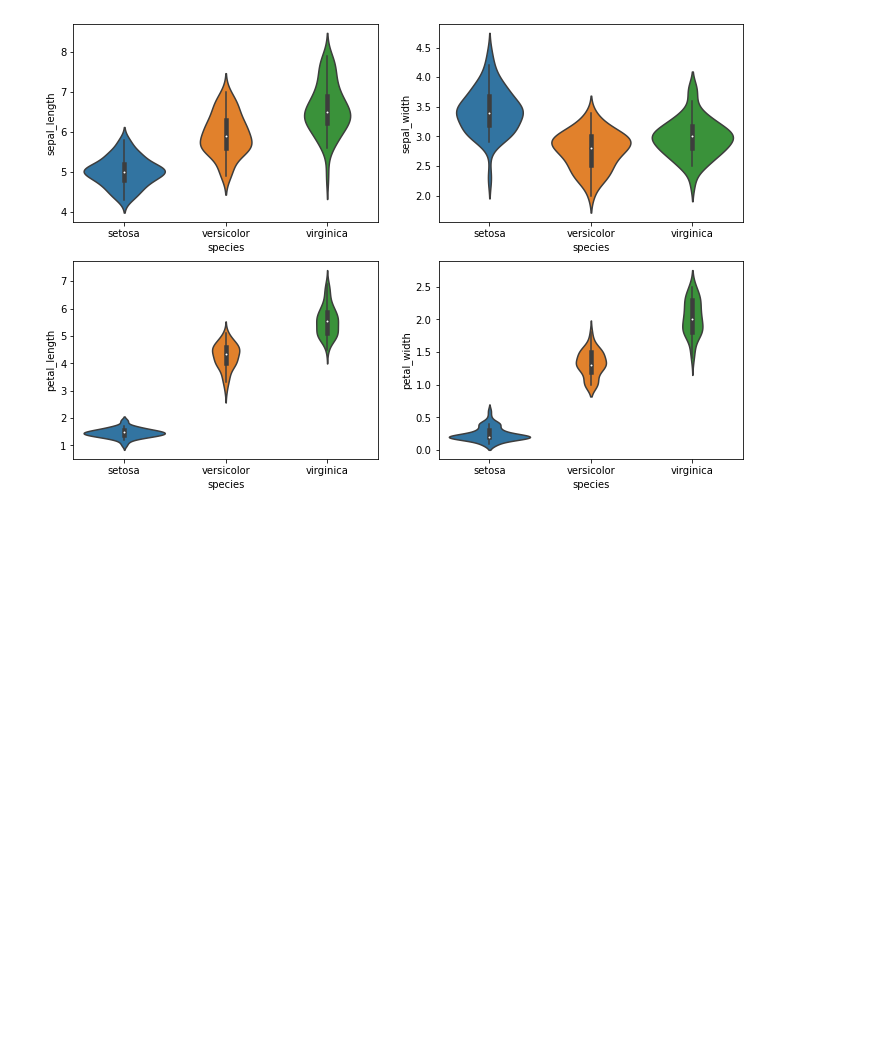
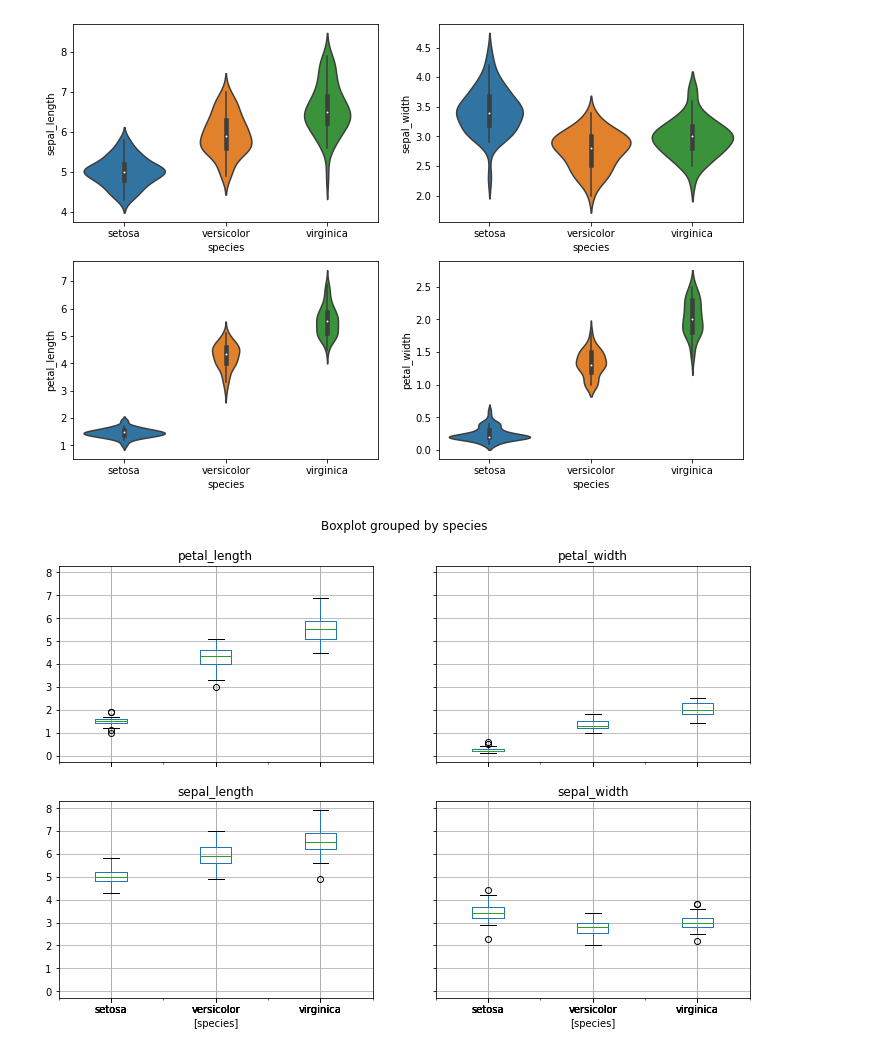
Before and after one commit to mashnun/Python-data-science-basics, a Jupyter notebook: Machine Learning Beginning.ipynb, the cells around one changed output. Drawn from its saved outputs; the diff is of its cells as text; code cells hidden in the pictures; blank space fills up the shorter version.

```diff
--- a/Machine Learning Beginning.ipynb
+++ b/Machine Learning Beginning.ipynb
@@ -132,0 +131,4 @@ iris.boxplot()
+# %%
+iris.boxplot(by='species', figsize=(12,8));
+# %% [output]
+[figure, added]
```
Also changed, not shown: parts of 3 cells of this notebook.
